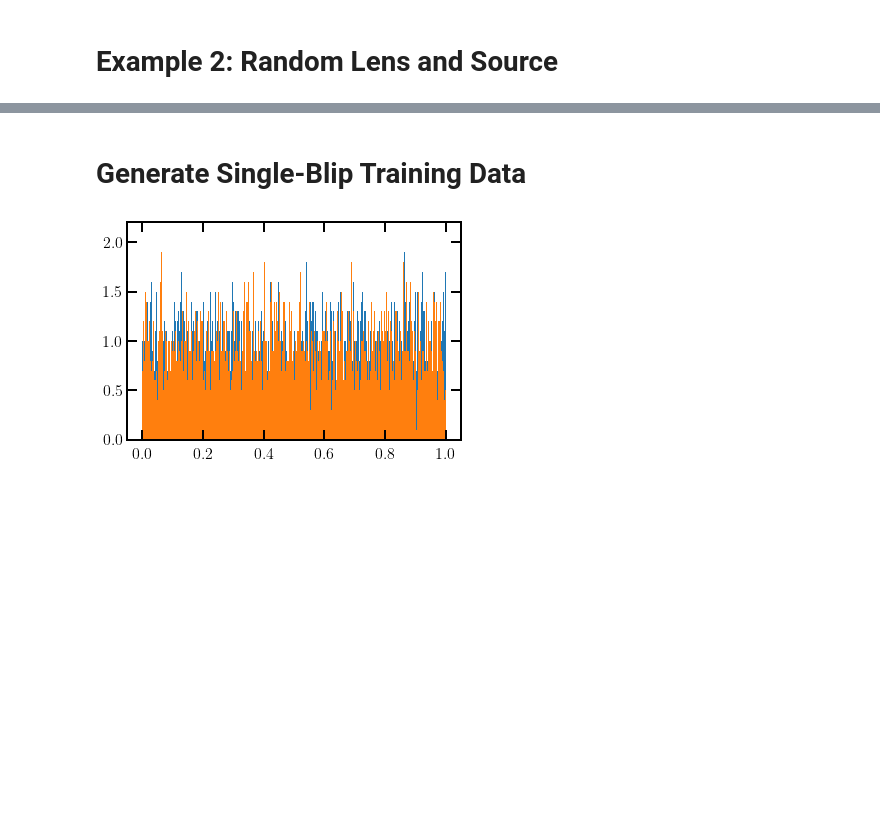
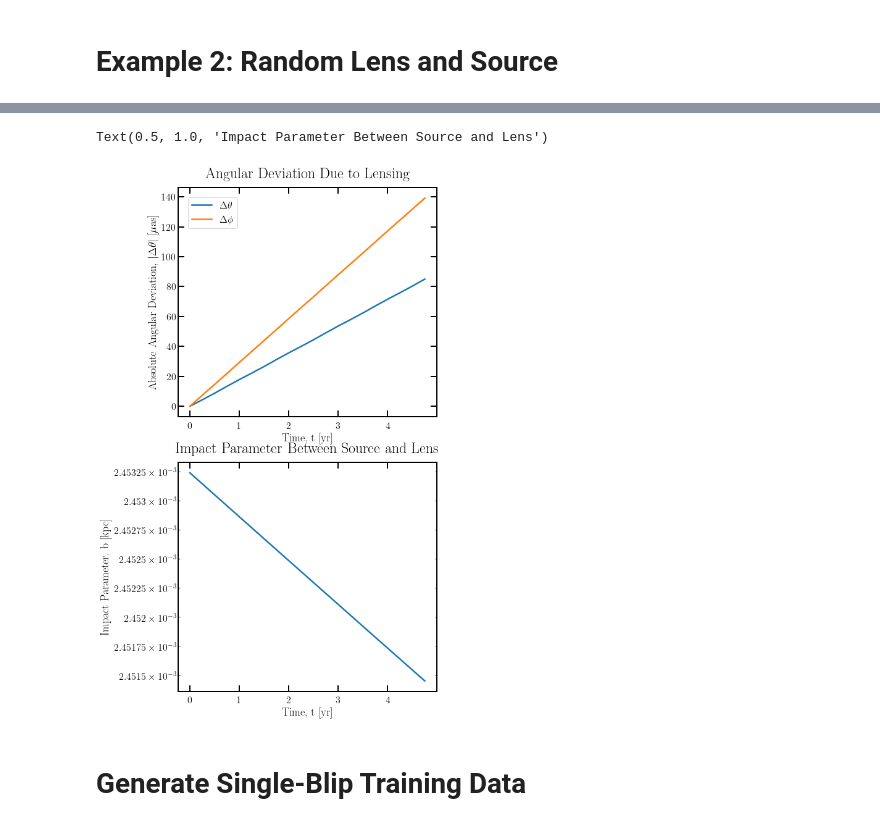
Before and after one commit to gridgway/Astrometric_TSeries_ML, a Jupyter notebook: ForwardModel.ipynb, the cells around one changed output, grey strips where cells are left out. Cells and saved outputs as stored; diff of their text form; code cells hidden in the pictures; blank space fills up the shorter version.

```diff
--- a/ForwardModel.ipynb
+++ b/ForwardModel.ipynb
@@ -231,2 +194,49 @@ plt.legend()
+# %%
+%autoreload
+
+v_esc = lt.v_esc
+if units:
+    v_esc = v_esc * u.kpc/u.yr
+
+# Try generating a random lens-source pair
+lens, src = lt.sample(
+    'relative', scale=scale, observer=obs, kind=kind, M=M_l, R=R_l, v_esc=v_esc)
+
+res_unlensed = obs.observe(src, N=N_o, dt=dt)
+res_lensed = obs.observe(src, lens, N=N_o, dt=dt)
+
+_, axarr = plt.subplots(2, 1, figsize=(7.5, 15))
+# plt.loglog()
+
+if units:
+    times = np.arange(0, t_obs.value, dt.value) * dt.unit
+    res = np.array(res_lensed-res_unlensed)
+
+
+
+else:
+    times = np.arange(0, t_obs, dt)
+    res = np.array(res_lensed-res_unlensed) * lt.rad_to_muas * 1e-3
+
+axarr[0].plot(times, res[:,0]*1e3, label=r'$\Delta \theta$')
+axarr[0].plot(times, res[:,1]*1e3, label=r'$\Delta \phi$')
+
+axarr[0].set_xlabel('Time, t [yr]')
+axarr[0].set_ylabel(
+    r'Absolute Angular Deviation, $|\Delta \theta |$ [$\mu$as]')
+axarr[0].set_title('Angular Deviation Due to Lensing')
+axarr[0].legend()
+
+axarr[1].set_yscale('log')
+# axarr[1].plot(times, lt.distance(src, lens, N_o, dt))
+axarr[1].plot(times, lt.distance(src, lens, N_o, dt, impact=True, observer=obs))
+
+axarr[1].set_xlabel('Time, t [yr]')
+axarr[1].set_ylabel(
+    r'Impact Parameter, b [kpc]')
+axarr[1].set_title('Impact Parameter Between Source and Lens')
+# %% [output]
+Text(0.5, 1.0, 'Impact Parameter Between Source and Lens')
+[figure, added]
 # %% [markdown]
 # Generate Single-Blip Training Data
@@ -278,10 +289,3 @@ Tset = (
     obs.observe(sources, lenses, N=N_o, dt=dt)  # Lensed images
     - obs.observe(sources, N=N_o, dt=dt)  # Unlensed images
 ) * lt.rad_to_muas
-# %%
-n = (lenses.x - obs.x) / lt.multinorm(lenses.x - obs.x)[:, np.newaxis]
-
-histo(lt.multinorm(lenses.x - obs.x))
-histo(np.sum((sources.x - lenses.x) * n, axis=1))
-# %% [output]
-[figure, removed]
```
Also changed, not shown: parts of 34 cells of this notebook, 1 other file.
